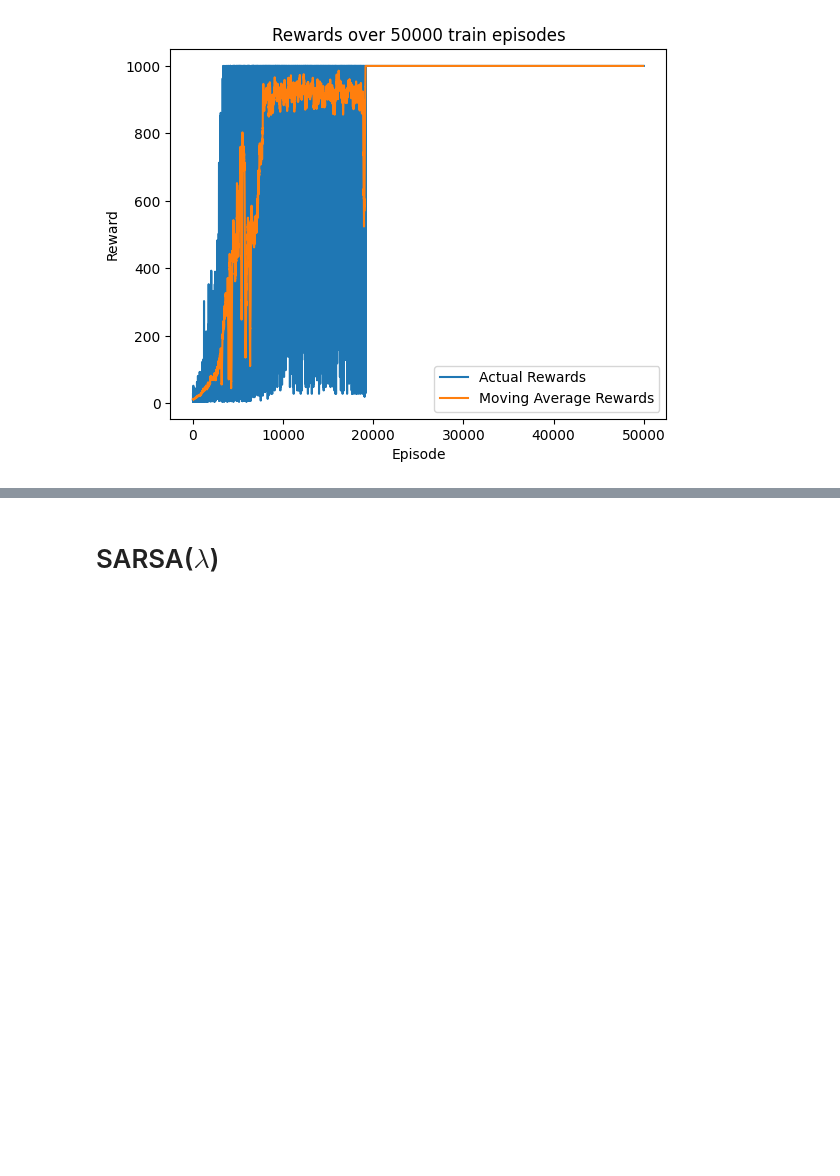
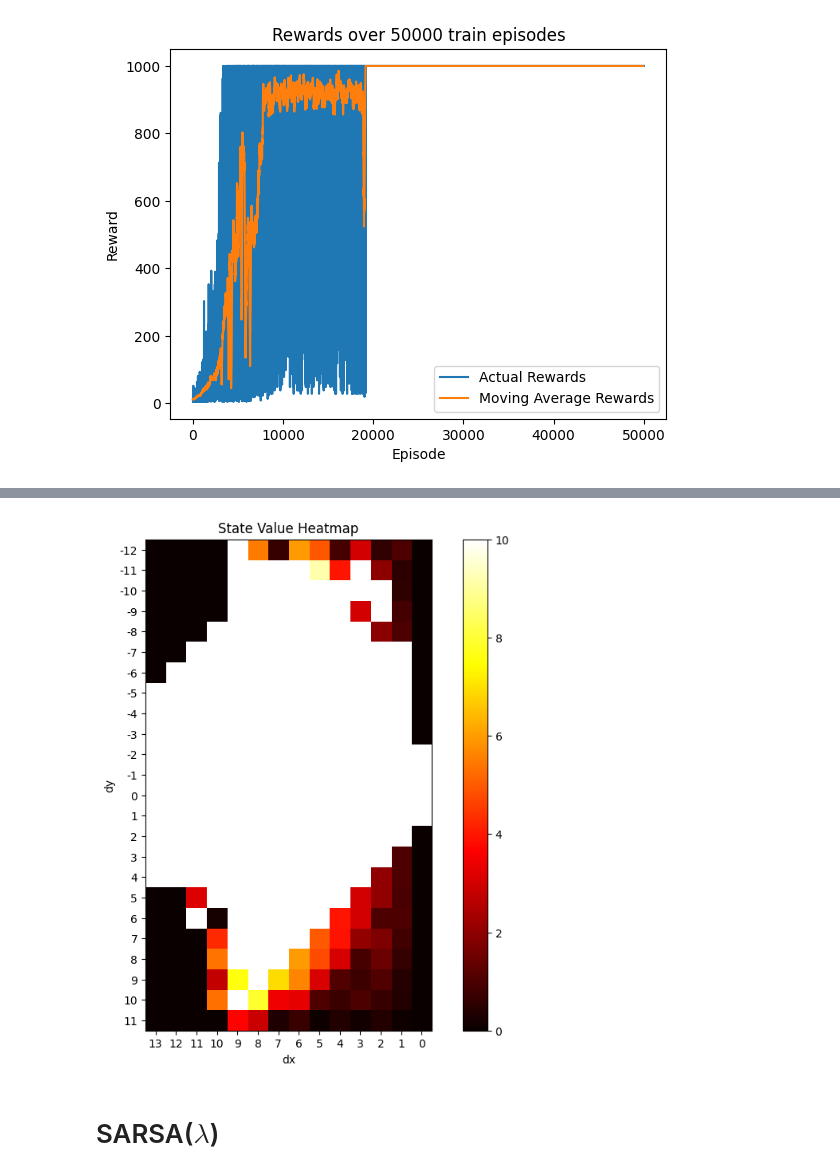
Before and after one commit to PaulTbbr/flappy_bird_RL, a Jupyter notebook: flappy_bird.ipynb, the cells around one changed output, grey strips where cells are left out. Cells and saved outputs as stored; diff of their text form; code cells hidden in the pictures; blank space fills up the shorter version.

```diff
--- a/flappy_bird.ipynb
+++ b/flappy_bird.ipynb
@@ -279,3 +299,7 @@ plot_value_function(mcc_agent.Q, state_space)
+# %%
+plot_value_function(mcc_agent.Q, state_space, max_val=10)
+# %% [output]
+[figure, added]
 # %% [markdown]
 # SARSA($\lambda$)
 # %%
```
Also changed, not shown: parts of 5 cells of this notebook.
